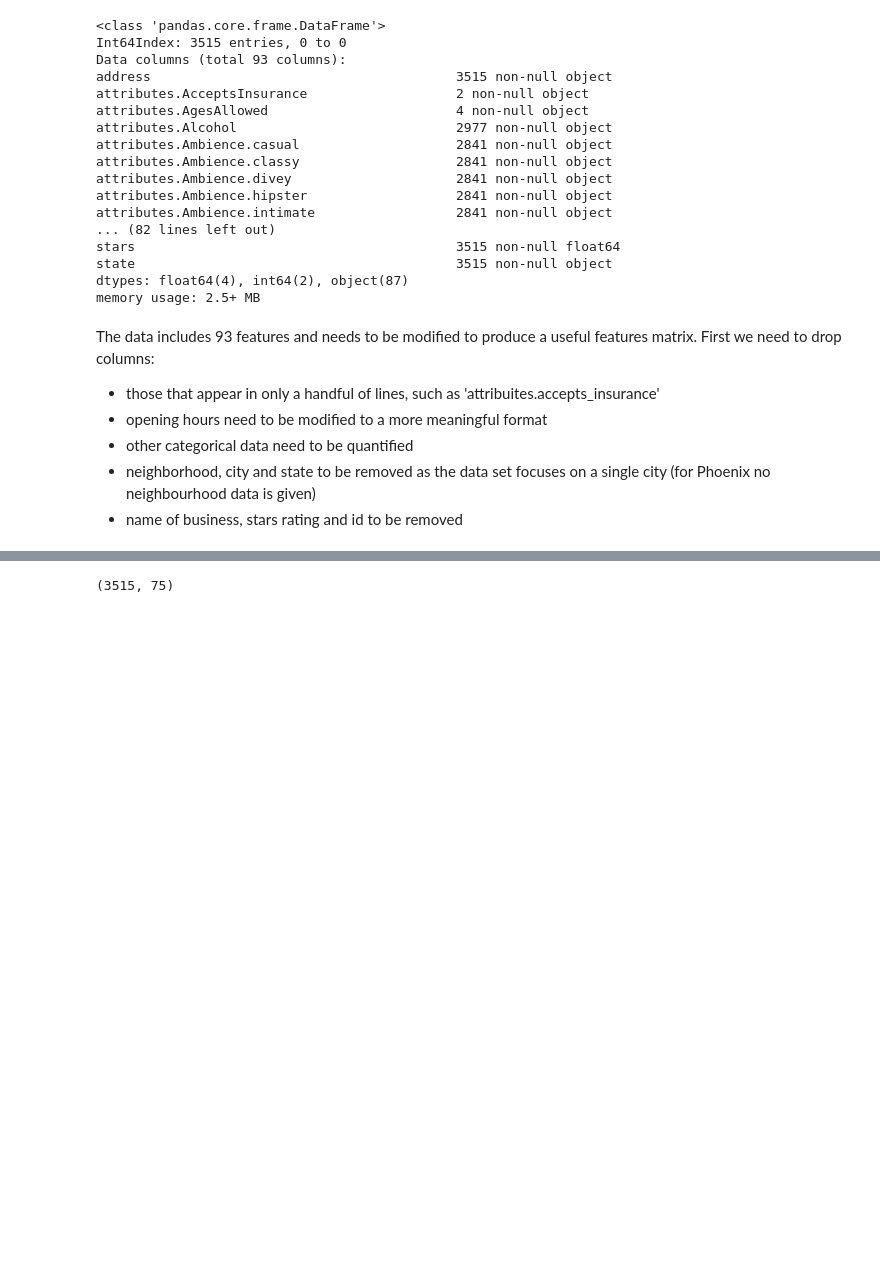
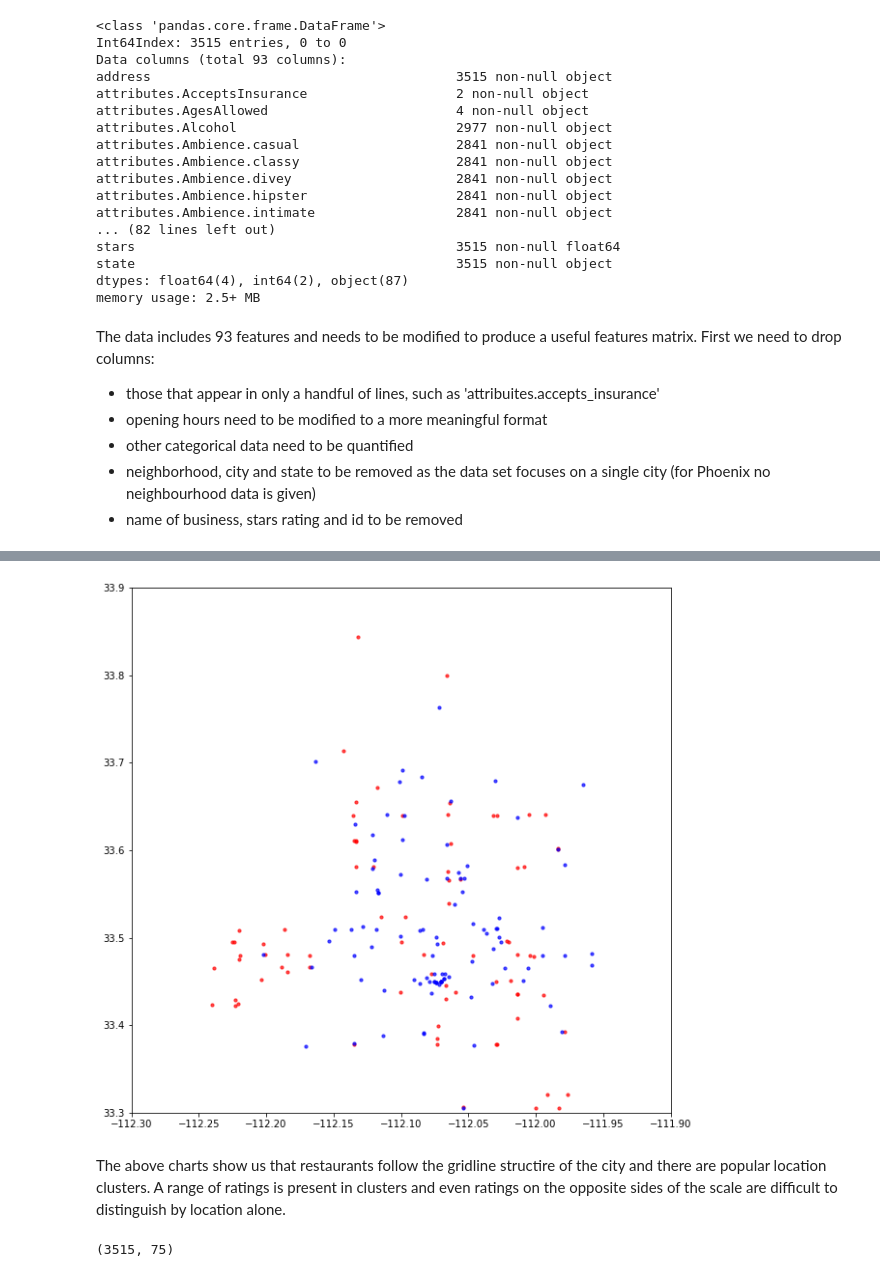
Before and after one commit to IvanTodorovic78/Capstone2, a Jupyter notebook: Restaurants.ipynb, the cells around one changed output, grey strips where cells are left out. Saved outputs shown, nothing was run; the diff lists cells and outputs as text; code cells hidden in the pictures; blank space fills up the shorter version.

```diff
--- a/Restaurants.ipynb
+++ b/Restaurants.ipynb
@@ -187,3 +204,14 @@ The data includes 93 features and needs to be modified to produce a useful featu
+# %%
+# compare two ratings
+plt.figure(figsize=(10,10))
+plt.scatter(x=featuresdf[featuresdf.stars==1.5].longitude, y=featuresdf[featuresdf.stars==1.5].latitude, c='r', s=10, alpha=0.7)
+plt.scatter(x=featuresdf[featuresdf.stars==5.0].longitude, y=featuresdf[featuresdf.stars==5.0].latitude, c='b', s=10, alpha=0.7)
+plt.axis(xmin=-112.3, xmax=-111.9, ymin=33.3, ymax=33.9)
+plt.show()
+# %% [output]
+[figure, added]
+# %% [markdown]
+The above charts show us that restaurants follow the gridline structire of the city and there are popular location clusters. A range of ratings is present in clusters and even ratings on the opposite sides of the scale are difficult to distinguish by location alone.
 # %%
 featuresdf1 = featuresdf.drop([u'address', u'attributes.AgesAllowed', u'attributes.ByAppointmentOnly',
                                u'attributes.AcceptsInsurance', u'attributes.DietaryRestrictions.dairy-free',
```
Also changed, not shown: parts of 58 cells of this notebook.
